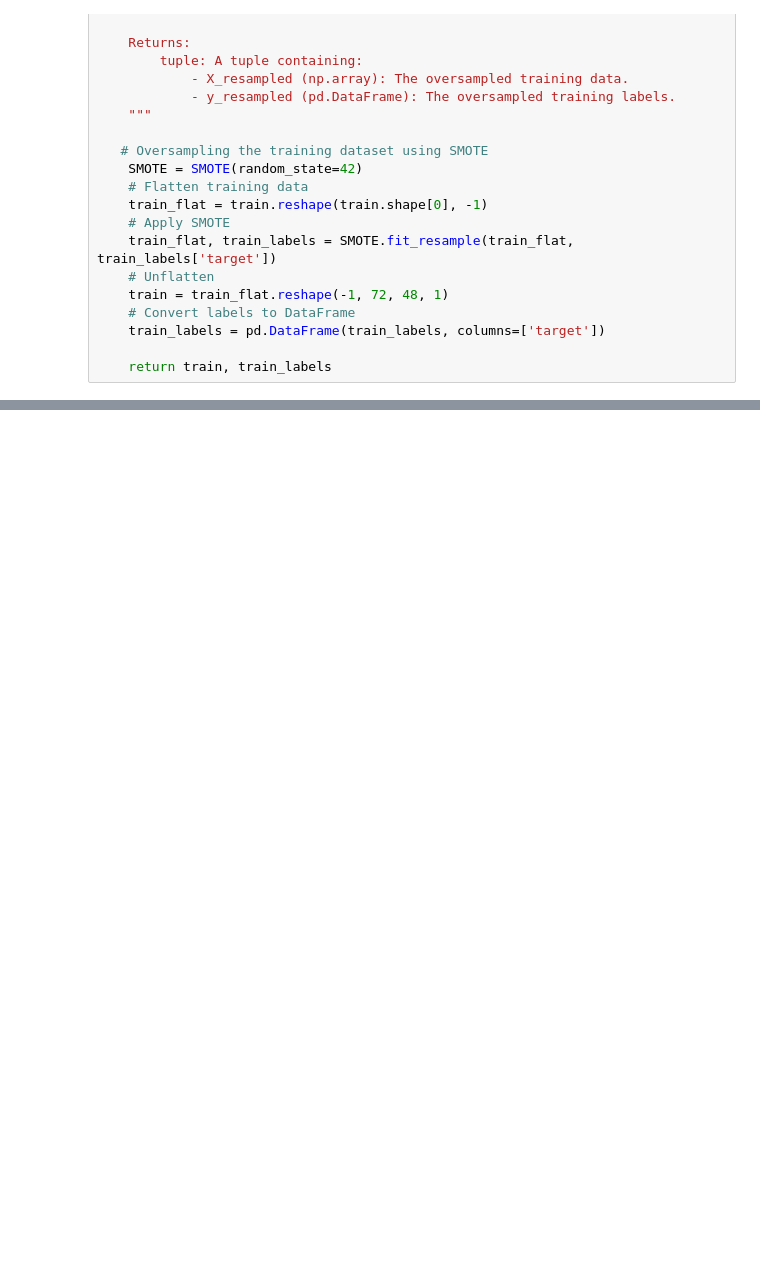
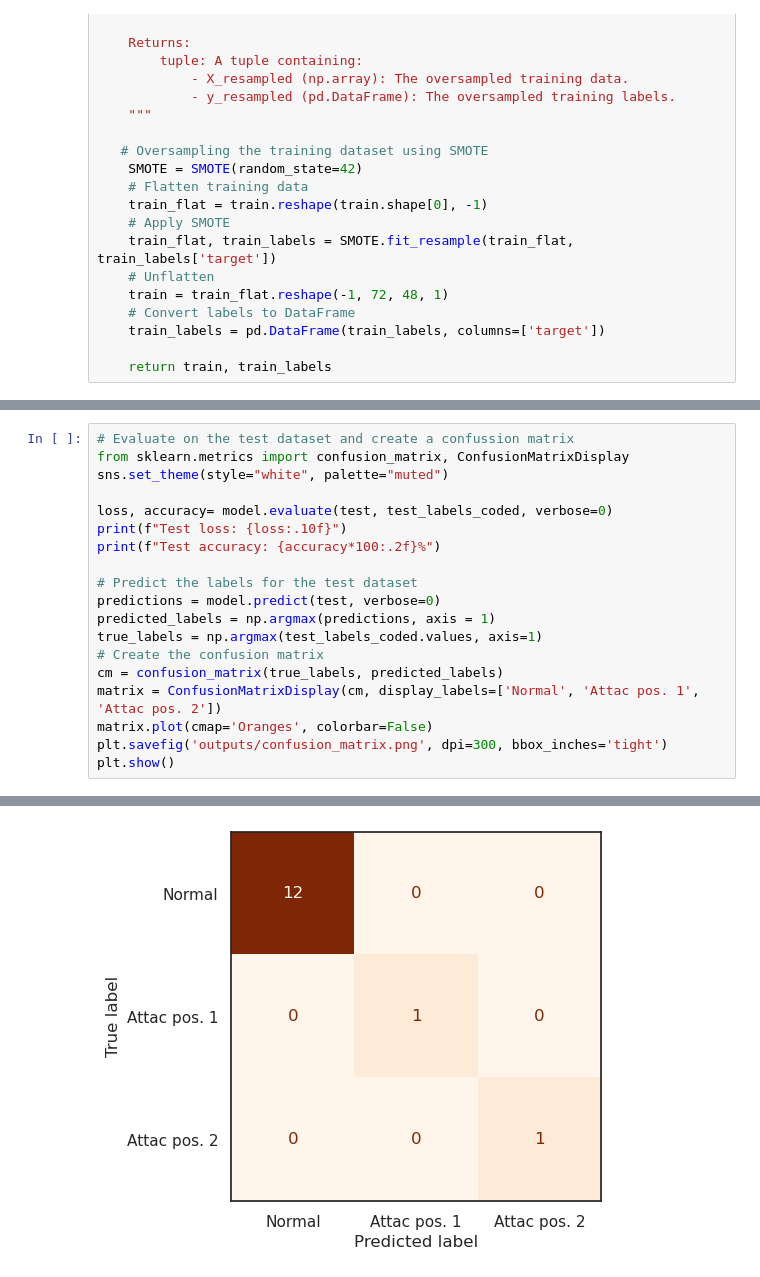
Before and after one commit to slavajda02/MLF-Project, a Jupyter notebook: testing.ipynb, the cells around one changed output, grey strips where cells are left out. Drawn from its saved outputs; the diff is of its cells as text; blank space fills up the shorter version.

```diff
--- a/testing.ipynb
+++ b/testing.ipynb
@@ -347,0 +445,20 @@ plt.show()
+# %%
+# Evaluate on the test dataset and create a confussion matrix
+from sklearn.metrics import confusion_matrix, ConfusionMatrixDisplay
+sns.set_theme(style="white", palette="muted")
+
+loss, accuracy= model.evaluate(test, test_labels_coded, verbose=0)
+print(f"Test loss: {loss:.10f}")
+print(f"Test accuracy: {accuracy*100:.2f}%")
+
+# Predict the labels for the test dataset
+predictions = model.predict(test, verbose=0)
+predicted_labels = np.argmax(predictions, axis = 1)
+true_labels = np.argmax(test_labels_coded.values, axis=1)
+# Create the confusion matrix
+cm = confusion_matrix(true_labels, predicted_labels)
+matrix = ConfusionMatrixDisplay(cm, display_labels=['Normal', 'Attac pos. 1', 'Attac pos. 2'])
+matrix.plot(cmap='Oranges', colorbar=False)
+plt.savefig('outputs/confusion_matrix.png', dpi=300, bbox_inches='tight')
+plt.show()
+# %% [output]
@@ -348 +467,2 @@ plt.show()
+[figure, added]
 # %%
```
Also changed, not shown: parts of 12 cells of this notebook, 10 other files.
